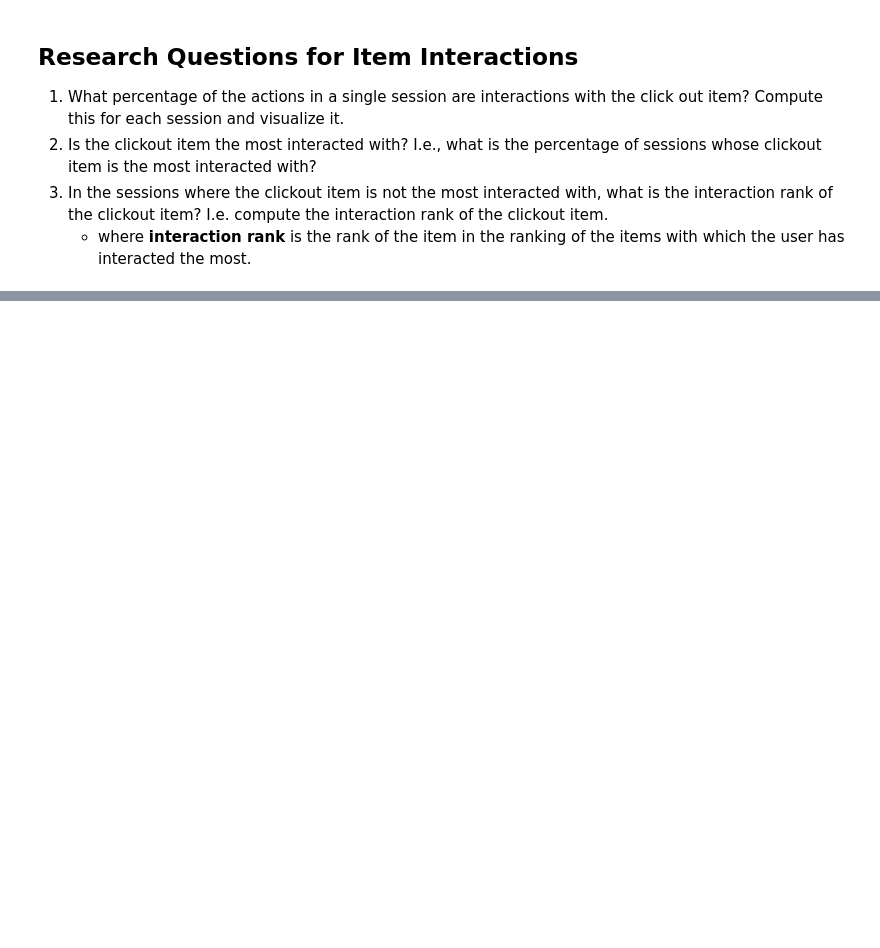
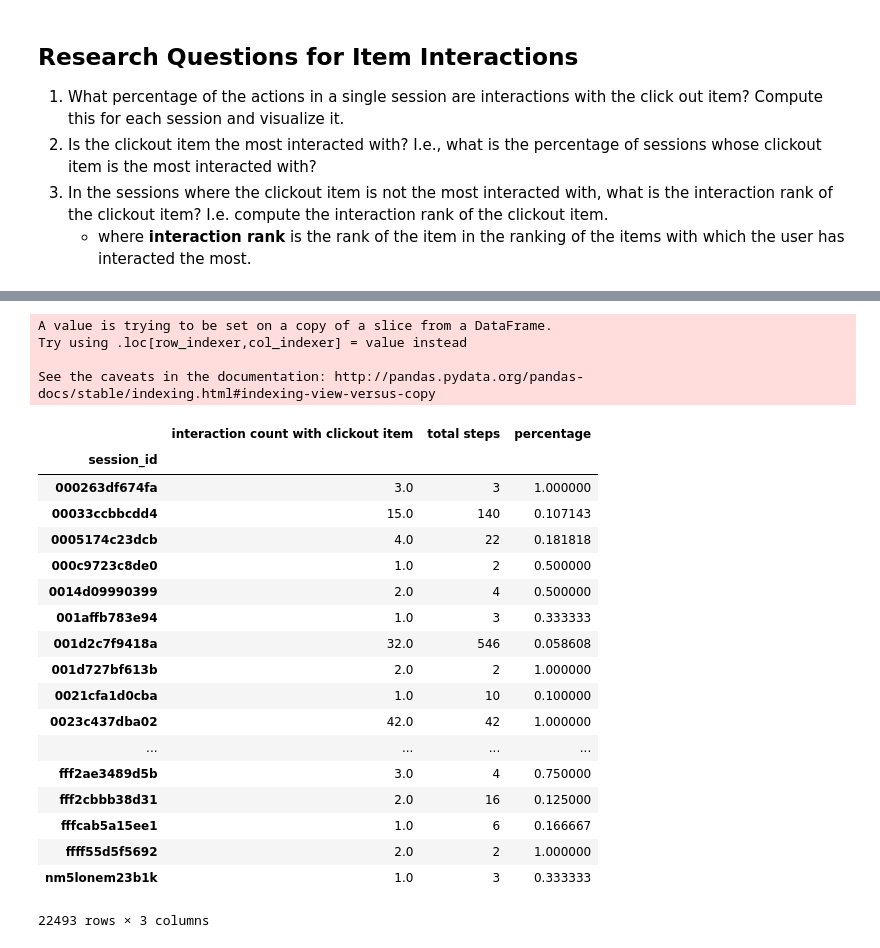
Before and after one commit to antonpetkoff/recsys-2019, a Jupyter notebook: notebooks/03-interaction-rank.ipynb, the cells around one changed output, grey strips where cells are left out. Cells and saved outputs as stored; diff of their text form; code cells hidden in the pictures; blank space fills up the shorter version.

```diff
--- a/notebooks/03-interaction-rank.ipynb
+++ b/notebooks/03-interaction-rank.ipynb
@@ -216,5 +216,3 @@ print('Percentage of interaction actions: {}'.format(
 ))
 # %% [output]
 Percentage of interaction actions: 0.89725652281756
-# %%
-df_interactions.set_index(keys=['session_id', 'step']).head(100)
@@ -266,3 +245,22 @@ df_interactions.head(100)
 2. Is the clickout item the most interacted with? I.e., what is the percentage of sessions whose clickout item is the most interacted with?
 3. In the sessions where the clickout item is not the most interacted with, what is the interaction rank of the clickout item? I.e. compute the interaction rank of the clickout item.
     - where **interaction rank** is the rank of the item in the ranking of the items with which the user has interacted the most.
+# %%
+def count_last_clickout_item_interactions(steps):
+    clickout_actions = steps[steps['action_type'] == 'clickout item']
+    last_clickout_action = clickout_actions[:-1]
+
+    # last_clickout_action['reference'] is a potentially empty pandas Series
+    last_clickout_action_refs = last_clickout_action['reference'].values
+    last_clickout_action_ref = last_clickout_action_refs[0] if len(last_clickout_action_refs) > 0 else None
+
+    if last_clickout_action_ref is None:
+        return None;
+
+    steps_with_clickout_ref = steps[steps['reference'] == last_clickout_action_ref]
+    interaction_actions = steps_with_clickout_ref[steps_with_clickout_ref['action_type'].isin(interaction_action_types)]
+    return len(interaction_actions)
+
+# for each session
+    # ref = get the reference of the last clickout item
+    # find the count of actions where the reference is equal to ref
@@ -268,0 +273,6 @@ df_interactions.head(100)
+# %%
+def compute_interaction_ranks(df_interactions):
+    df_interaction_rank = df_interactions.groupby('session_id').apply(count_last_clickout_item_interactions)
+    df_interaction_rank = df_interaction_rank.to_frame().rename(columns={0: 'interaction count with clickout item'})
+    df_interaction_rank['total steps'] = df_interactions.groupby('session_id').apply(len)
+    return df_interaction_rank
@@ -268,0 +296,28 @@ df_interactions.head(100)
+# %%
+df_interaction_rank = df_interaction_rank.dropna()
+df_interaction_rank['percentage'] = df_interaction_rank['interaction count with clickout item'] / df_interaction_rank['total steps']
+df_interaction_rank
+# %% [output]
+A value is trying to be set on a copy of a slice from a DataFrame.
+Try using .loc[row_indexer,col_indexer] = value instead
+
+See the caveats in the documentation: http://pandas.pydata.org/pandas-docs/stable/indexing.html#indexing-view-versus-copy
+|  | interaction count with clickout item | total steps | percentage |
+| session_id |  |  |  |
+| 000263df674fa | 3.0 | 3 | 1.000000 |
+| 00033ccbbcdd4 | 15.0 | 140 | 0.107143 |
+| 0005174c23dcb | 4.0 | 22 | 0.181818 |
+| 000c9723c8de0 | 1.0 | 2 | 0.500000 |
+| 0014d09990399 | 2.0 | 4 | 0.500000 |
+| 001affb783e94 | 1.0 | 3 | 0.333333 |
+| 001d2c7f9418a | 32.0 | 546 | 0.058608 |
+| 001d727bf613b | 2.0 | 2 | 1.000000 |
+| 0021cfa1d0cba | 1.0 | 10 | 0.100000 |
+| 0023c437dba02 | 42.0 | 42 | 1.000000 |
+| ... | ... | ... | ... |
+| fff2ae3489d5b | 3.0 | 4 | 0.750000 |
+| fff2cbbb38d31 | 2.0 | 16 | 0.125000 |
+| fffcab5a15ee1 | 1.0 | 6 | 0.166667 |
+| ffff55d5f5692 | 2.0 | 2 | 1.000000 |
+| nm5lonem23b1k | 1.0 | 3 | 0.333333 |
+22493 rows × 3 columns
```
Also changed, not shown: parts of 10 cells of this notebook.
